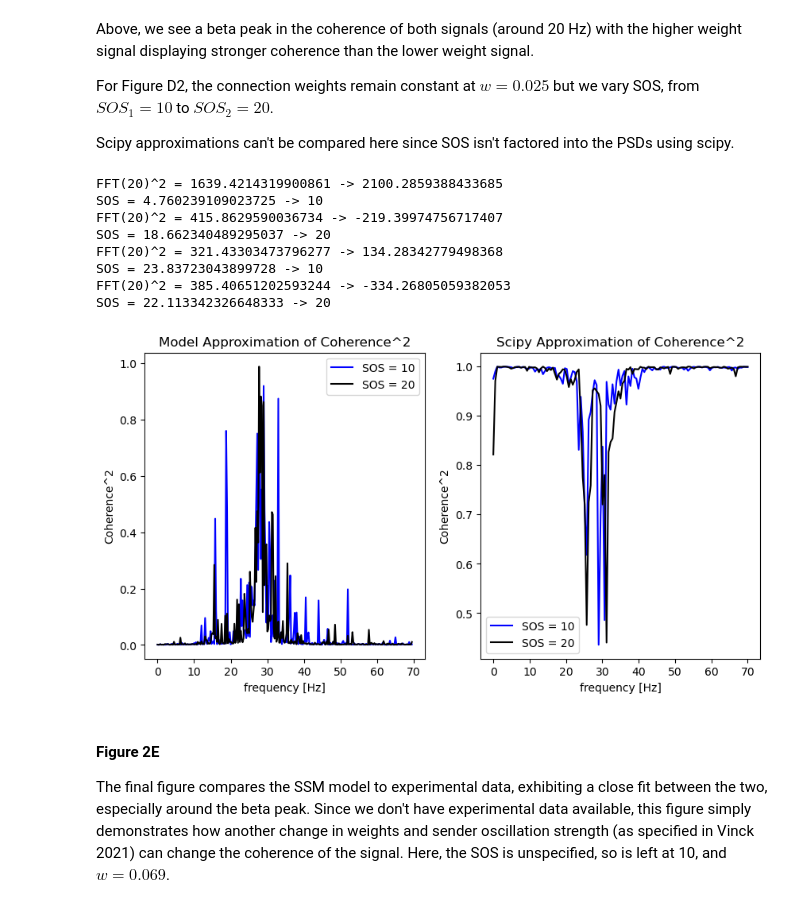
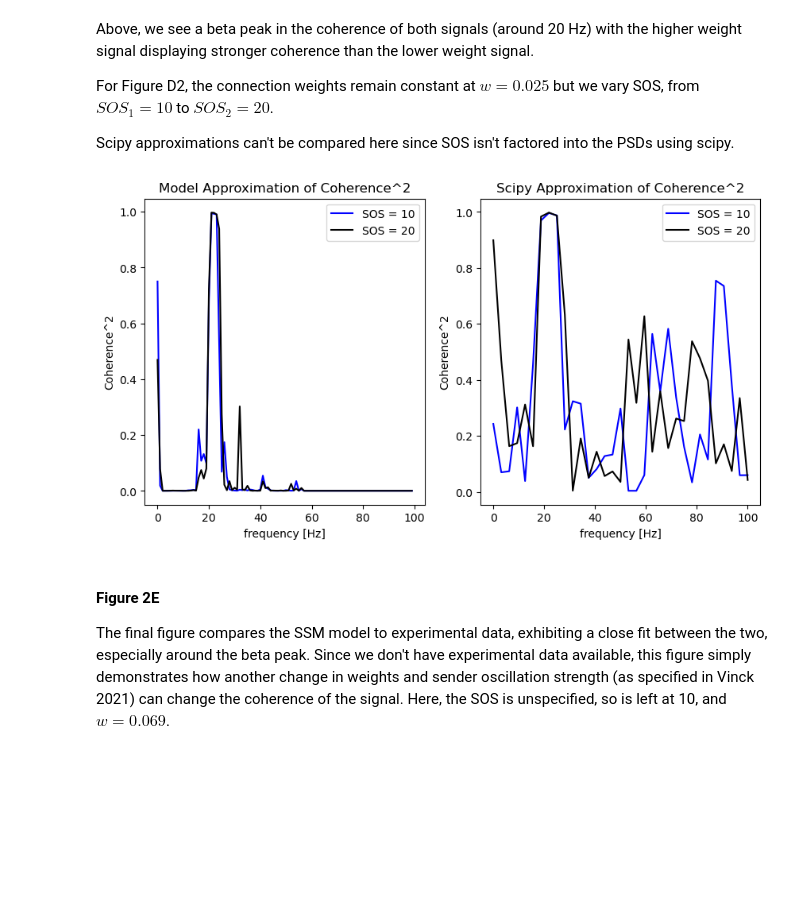
Before and after one commit to cyneuro/neuro_communication, a Jupyter notebook: Vinck2021_SSM_tutorial.ipynb, the cells around one changed output. Saved outputs shown, nothing was run; the diff lists cells and outputs as text; code cells hidden in the pictures; blank space fills up the shorter version.

```diff
--- a/Vinck2021_SSM_tutorial.ipynb
+++ b/Vinck2021_SSM_tutorial.ipynb
@@ -193,7 +176,7 @@ def generate_sender_receiver(tstop, sampling_rate, SOS, freq_SOS, w, random_stat
 # Signal Check
 fig, ax = plt.subplots(2, 3, figsize = (20, 5))
 
-z1, z2, n1, n1_adjusted, alpha, freqs = generate_sender_receiver(TSTOP, SAMPLING_RATE, SOS, 20, W, random_state)
+z1, z2, n1, n1_adjusted, alpha, freqs = generate_sender_receiver(TSTOP, SAMPLING_RATE, SOS, 21, W, random_state)
 
 ax.flatten()[0].plot(z1)
 ax.flatten()[0].set_title("Sender")
@@ -485,42 +451,37 @@ Scipy approximations can't be compared here since SOS isn't factored into the PS
 # %%
 # Select parameters for coherence
 SOS1 = 10
 SOS2 = 20
 W = 0.025
 
 f, coh2_10 = get_coherence2(TSTOP, SAMPLING_RATE, SOS1, 20, W, random_state)
 f, coh2_20 = get_coherence2(TSTOP, SAMPLING_RATE, SOS2, 20, W, random_state)
 
-f_scipy, coh2_10_scipy = get_scipy_coherence2(TSTOP, SAMPLING_RATE, SOS1, 20, W, random_state)
-f_scipy, coh2_20_scipy = get_scipy_coherence2(TSTOP, SAMPLING_RATE, SOS2, 20, W, random_state)
+z1, z2, n1, n1_adjusted, alpha, freqs = generate_sender_receiver(TSTOP, SAMPLING_RATE, SOS1, 21, W, random_state)
+f_scipy, coh2_10_scipy = signal.coherence(z1, z2, fs=SAMPLING_RATE, nperseg=64)
+
+z1, z2, n1, n1_adjusted, alpha, freqs = generate_sender_receiver(TSTOP, SAMPLING_RATE, SOS2, 21, W, random_state)
+f_scipy, coh2_20_scipy = signal.coherence(z1, z2, fs=SAMPLING_RATE, nperseg=64)
 
 
 fig, ax = plt.subplots(nrows=1, ncols=2, figsize=(10,5))
 ax[0].plot(f, coh2_10, label="SOS = 10", color="blue")
 ax[0].plot(f, coh2_20, label="SOS = 20", color="black")
 ax[0].set_xlabel('frequency [Hz]')
 ax[0].set_ylabel('Coherence^2')
 ax[0].legend()
 ax[0].set_title('Model Approximation of Coherence^2')
 
 ax[1].plot(f_scipy, coh2_10_scipy, label="SOS = 10", color="blue")
 ax[1].plot(f_scipy, coh2_20_scipy, label="SOS = 20", color="black")
 ax[1].set_xlabel('frequency [Hz]')
 ax[1].set_ylabel('Coherence^2')
 ax[1].legend()
 ax[1].set_title('Scipy Approximation of Coherence^2')
 
 plt.show()
 # %% [output]
-FFT(20)^2 = 1639.4214319900861 -> 2100.2859388433685
-SOS = 4.760239109023725 -> 10
-FFT(20)^2 = 415.8629590036734 -> -219.39974756717407
-SOS = 18.662340489295037 -> 20
-FFT(20)^2 = 321.43303473796277 -> 134.28342779498368
-SOS = 23.83723043899728 -> 10
-FFT(20)^2 = 385.40651202593244 -> -334.26805059382053
-SOS = 22.113342326648333 -> 20
-[figure, old version]
+[figure, new version]
 # %% [markdown]
 #### Figure 2E
 
```
Also changed, not shown: parts of 21 cells of this notebook.
